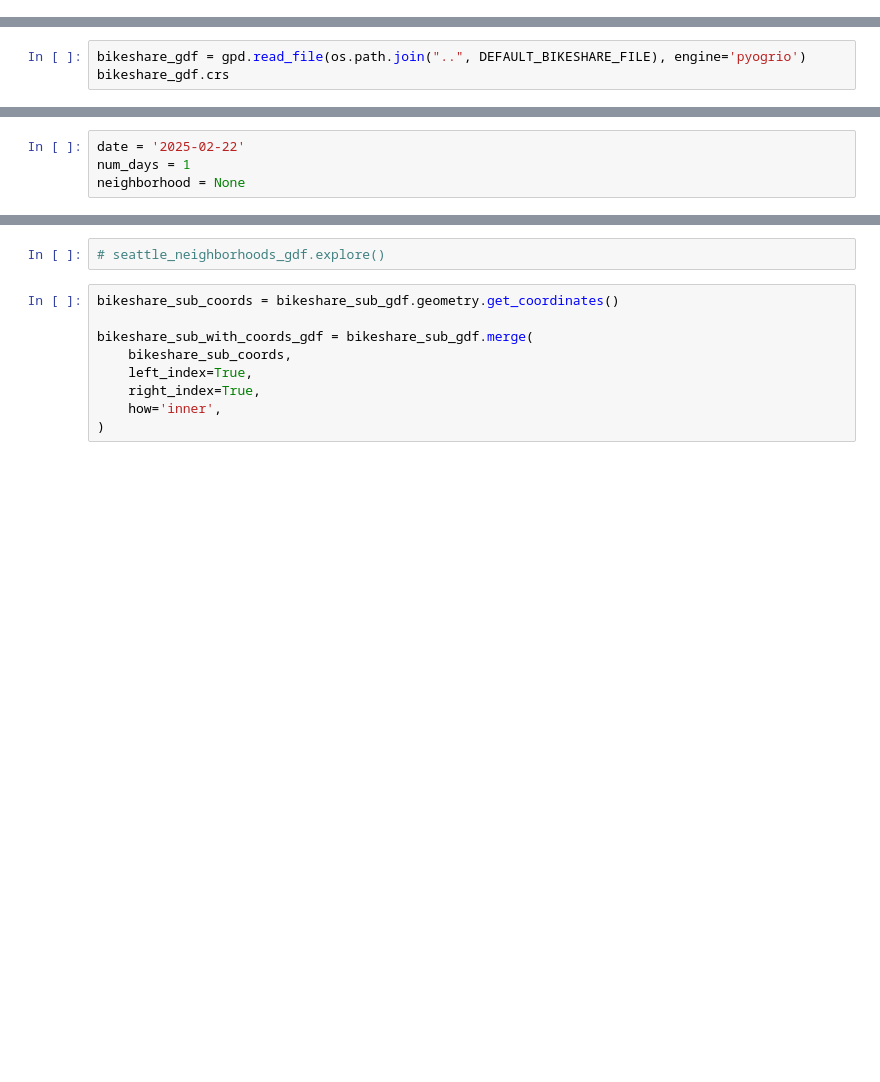
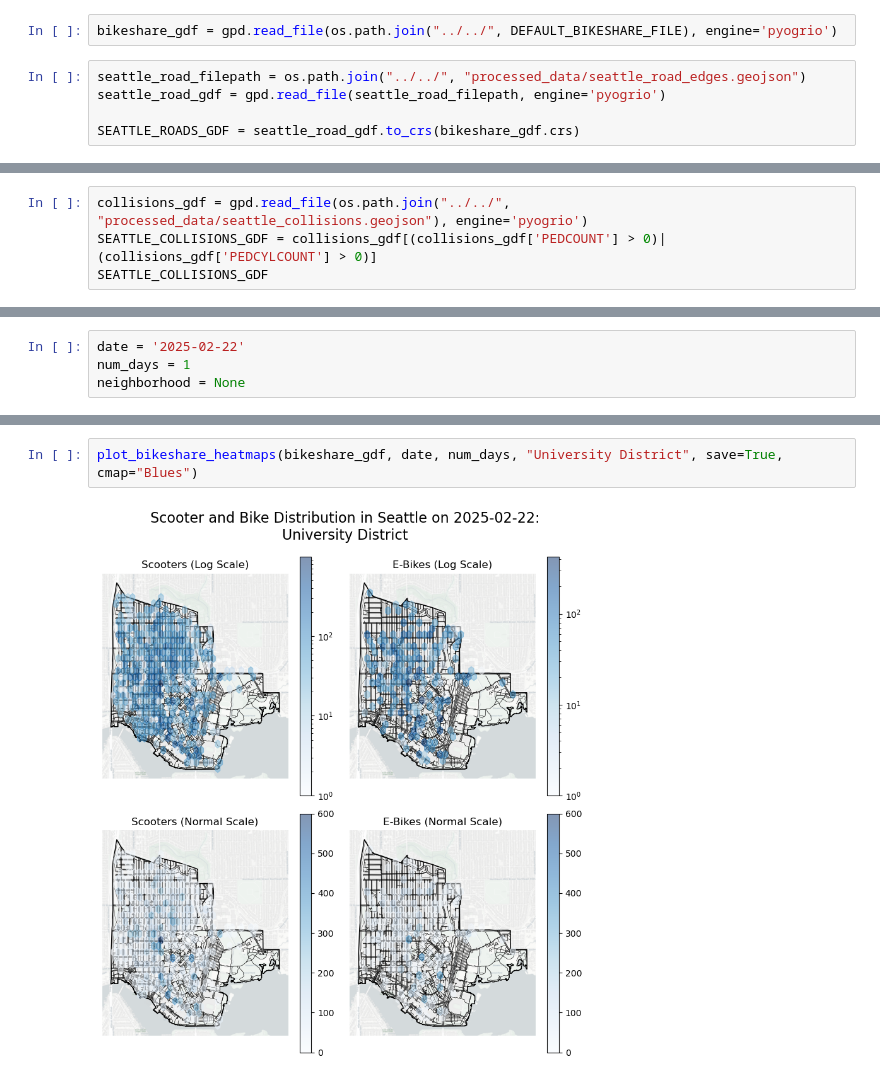
Before and after one commit to UW-GDA/seattle-micromobility, a Jupyter notebook: notebooks/bikeshare/bikeshare_hexbins.ipynb, the cells around one changed output, grey strips where cells are left out. Drawn from its saved outputs; the diff is of its cells as text; blank space fills up the shorter version.

```diff
--- a/notebooks/bikeshare/bikeshare_hexbins.ipynb
+++ b/notebooks/bikeshare/bikeshare_hexbins.ipynb
@@ -16,0 +23,7 @@ import contextily as ctx
+# %%
+bikeshare_gdf = gpd.read_file(os.path.join("../../", DEFAULT_BIKESHARE_FILE), engine='pyogrio')
+# %%
+seattle_road_filepath = os.path.join("../../", "processed_data/seattle_road_edges.geojson")
+seattle_road_gdf = gpd.read_file(seattle_road_filepath, engine='pyogrio')
+
+SEATTLE_ROADS_GDF = seattle_road_gdf.to_crs(bikeshare_gdf.crs)
@@ -16,0 +40,4 @@ import contextily as ctx
+# %%
+collisions_gdf = gpd.read_file(os.path.join("../../", "processed_data/seattle_collisions.geojson"), engine='pyogrio')
+SEATTLE_COLLISIONS_GDF = collisions_gdf[(collisions_gdf['PEDCOUNT'] > 0)|(collisions_gdf['PEDCYLCOUNT'] > 0)]
+SEATTLE_COLLISIONS_GDF
@@ -110,6 +146,3 @@ def filter_bikeshare_system_by_start_date(
     mask = (gdf.datetime >= start_date) & (gdf.datetime < end_time)
 
     return gdf.loc[mask]
-# %%
-bikeshare_gdf = gpd.read_file(os.path.join("..", DEFAULT_BIKESHARE_FILE), engine='pyogrio')
-bikeshare_gdf.crs
@@ -163,11 +369,4 @@ bikeshare_sub_gdf
-# %%
-# seattle_neighborhoods_gdf.explore()
-# %%
-bikeshare_sub_coords = bikeshare_sub_gdf.geometry.get_coordinates()
-
-bikeshare_sub_with_coords_gdf = bikeshare_sub_gdf.merge(
-    bikeshare_sub_coords,
-    left_index=True,
-    right_index=True,
-    how='inner',
-)
+# %%
+plot_bikeshare_heatmaps(bikeshare_gdf, date, num_days, "University District", save=True, cmap="Blues")
+# %% [output]
+[figure, added]
```
Also changed, not shown: parts of 18 cells of this notebook, 13 other files.
